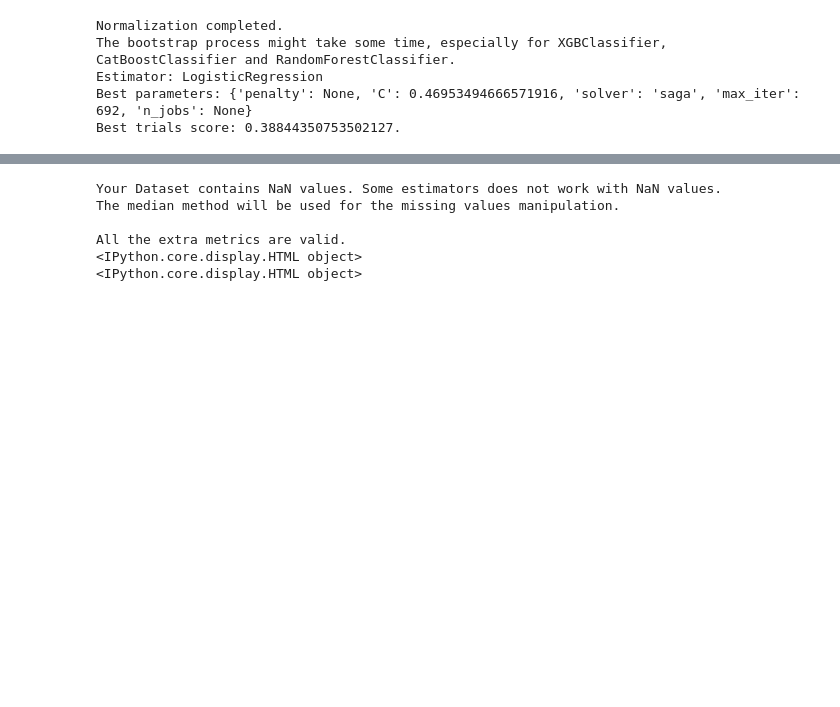
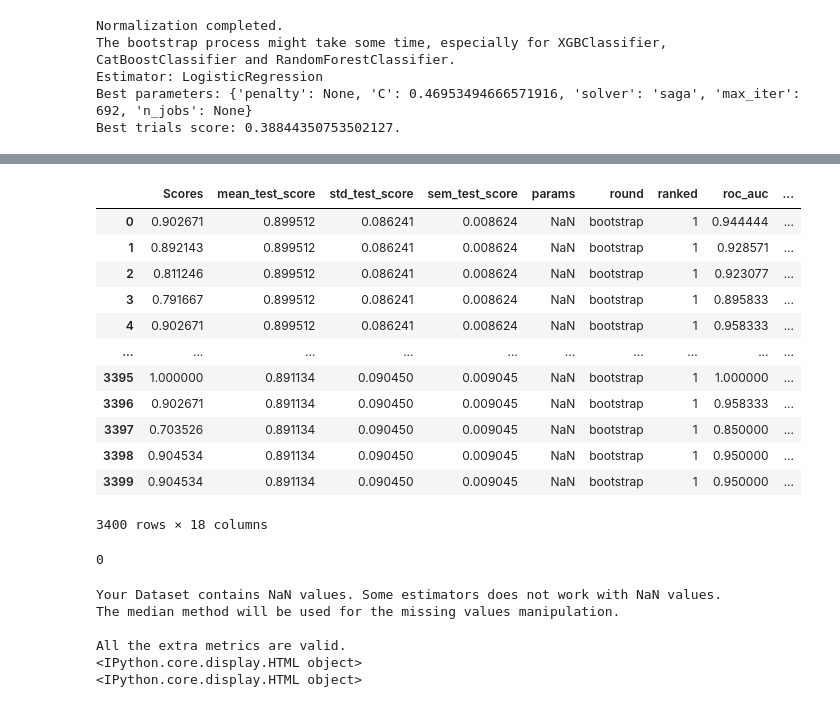
Before and after one commit to costasmexis/AI4META, a Jupyter notebook: test_pipeline.ipynb, the cells around one changed output, grey strips where cells are left out. Saved outputs shown, nothing was run; the diff lists cells and outputs as text; code cells hidden in the pictures; blank space fills up the shorter version.

Commit message:
test pipeline

```diff
--- a/test_pipeline.ipynb
+++ b/test_pipeline.ipynb
@@ -299,0 +280,14 @@ Index(['Scores', 'mean_test_score', 'std_test_score', 'sem_test_score',
+# %%
+# df.roc_auc.describe()
+import pandas as pd
+
+estimators = ['LogisticRegression','XGBClassifier','SVC','RandomForestClassifier']
+con_df = pd.DataFrame()
+
+for estimator in estimators:
+    mod, df  = mlpipe.bayesian_search(estimator_name=estimator,scoring='matthews_corrcoef', evaluation='bootstrap', n_trials=100, cv=5, warnings_filter=True)#,training_method='one_sem')
+    df['Training Method'] = 'validation_score'
+    df['Dataset'] = csv_dir
+    df['Estimator'] = estimator
+    df['Features'] = str(shap_features)
+    con_df = pd.concat([con_df,df], ignore_index=True)
@@ -299,0 +324,24 @@ Index(['Scores', 'mean_test_score', 'std_test_score', 'sem_test_score',
+# %%
+init_df = pd.read_csv('paper_evaluation.csv', index_col=0)
+merged_df = pd.concat([init_df, con_df], ignore_index=True)
+merged_df
+# %% [output]
+|  | Scores | mean_test_score | std_test_score | sem_test_score | params | round | ranked | roc_auc | ... |
+| 0 | 0.902671 | 0.899512 | 0.086241 | 0.008624 | NaN | bootstrap | 1 | 0.944444 | ... |
+| 1 | 0.892143 | 0.899512 | 0.086241 | 0.008624 | NaN | bootstrap | 1 | 0.928571 | ... |
+| 2 | 0.811246 | 0.899512 | 0.086241 | 0.008624 | NaN | bootstrap | 1 | 0.923077 | ... |
+| 3 | 0.791667 | 0.899512 | 0.086241 | 0.008624 | NaN | bootstrap | 1 | 0.895833 | ... |
+| 4 | 0.902671 | 0.899512 | 0.086241 | 0.008624 | NaN | bootstrap | 1 | 0.958333 | ... |
+| ... | ... | ... | ... | ... | ... | ... | ... | ... | ... |
+| 3395 | 1.000000 | 0.891134 | 0.090450 | 0.009045 | NaN | bootstrap | 1 | 1.000000 | ... |
+| 3396 | 0.902671 | 0.891134 | 0.090450 | 0.009045 | NaN | bootstrap | 1 | 0.958333 | ... |
+| 3397 | 0.703526 | 0.891134 | 0.090450 | 0.009045 | NaN | bootstrap | 1 | 0.850000 | ... |
+| 3398 | 0.904534 | 0.891134 | 0.090450 | 0.009045 | NaN | bootstrap | 1 | 0.950000 | ... |
+| 3399 | 0.904534 | 0.891134 | 0.090450 | 0.009045 | NaN | bootstrap | 1 | 0.950000 | ... |
+3400 rows × 18 columns
+# %%
+# merged_df = merged_df.dropna(subset=['Estimator'])
+
+merged_df.Estimator.isnull().sum()
+# %% [output]
+0
```
Also changed, not shown: parts of 5 cells of this notebook.
